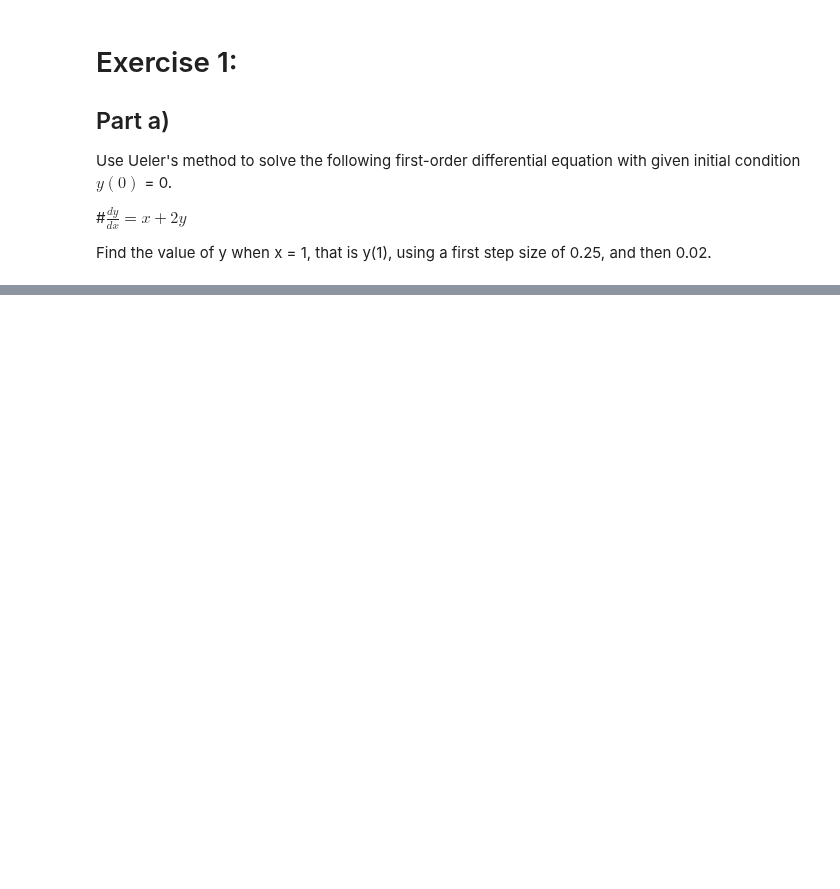
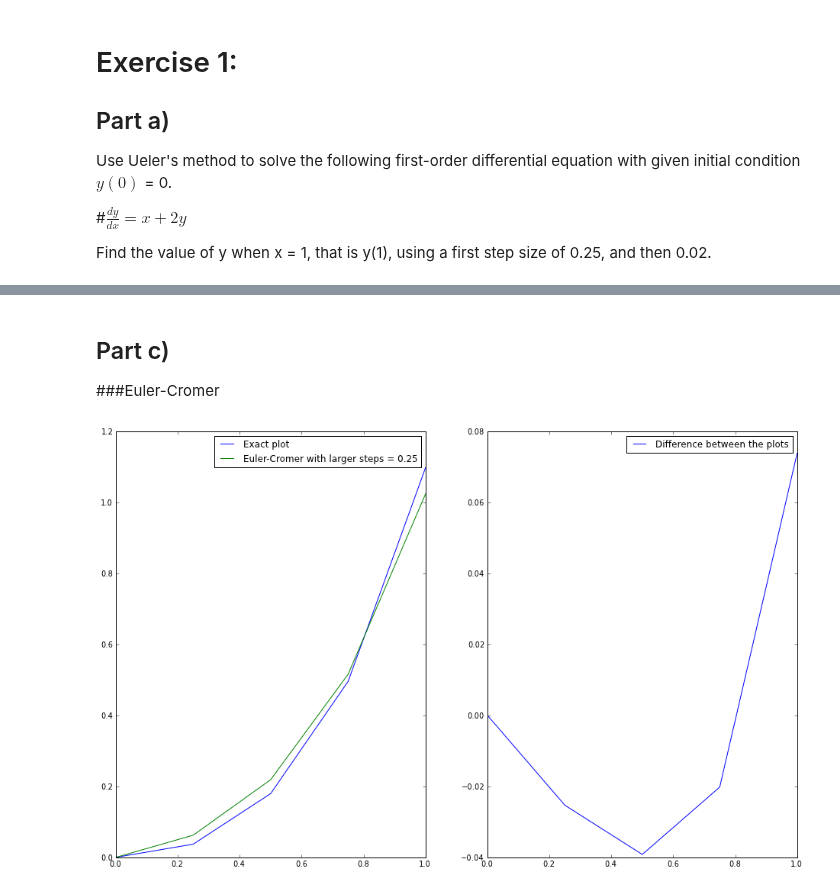
Before and after one commit to dcrose/PHYS202-S13, a Jupyter notebook: Week7/ThursdayNotes_ODEMeathods.ipynb, the cells around one changed output, grey strips where cells are left out. Drawn from its saved outputs; the diff is of its cells as text; code cells hidden in the pictures; blank space fills up the shorter version.

```diff
--- a/Week7/ThursdayNotes_ODEMeathods.ipynb
+++ b/Week7/ThursdayNotes_ODEMeathods.ipynb
@@ -35,0 +80,34 @@ f = lambda x,y: x + 2*y
+# %% [markdown]
+Part c)
+-
+###Euler-Cromer
+# %%
+xmin=0
+xmax=1
+
+x25 = arange(xmin,xmax+dx1,dx1)
+y25 = zeros(x25.shape)
+y25[0] = 0
+
+for i in range(1, len(x25)):
+    y25[i] = y25[i-1] + (x25[i]+2*y25[i-1])*dx1
+
+x = arange(xmin,xmax+dx1,dx1)
+y = 0.25*e**(2*x)-0.5*x-0.25
+
+figure(figsize=(16,10))
+
+subplot(121)
+plot(x,y, label="Exact plot")
+plot(x25,y25,  label="Euler-Cromer with larger steps = 0.25")
+
+legend(loc=0)
+
+subplot(122)
+plot(x,y-y25, label="Difference between the plots")
+
+legend(loc=0)
+show()
+#Couldn't get a function to cooperate here. Probably just something trivial.
+# %% [output]
+[figure, added]
```
Also changed, not shown: parts of 11 cells of this notebook.
